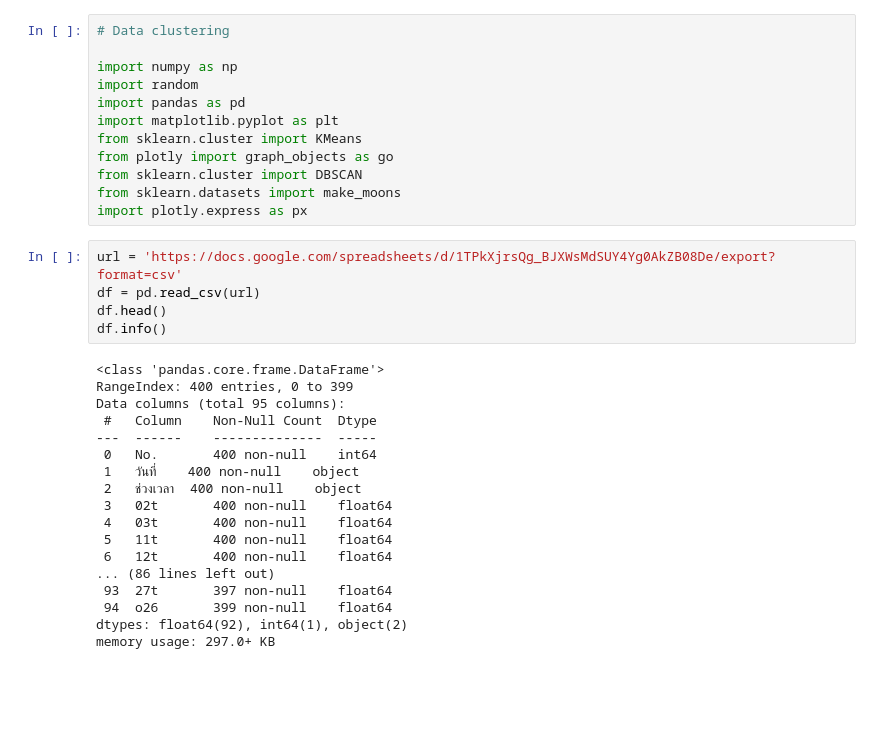
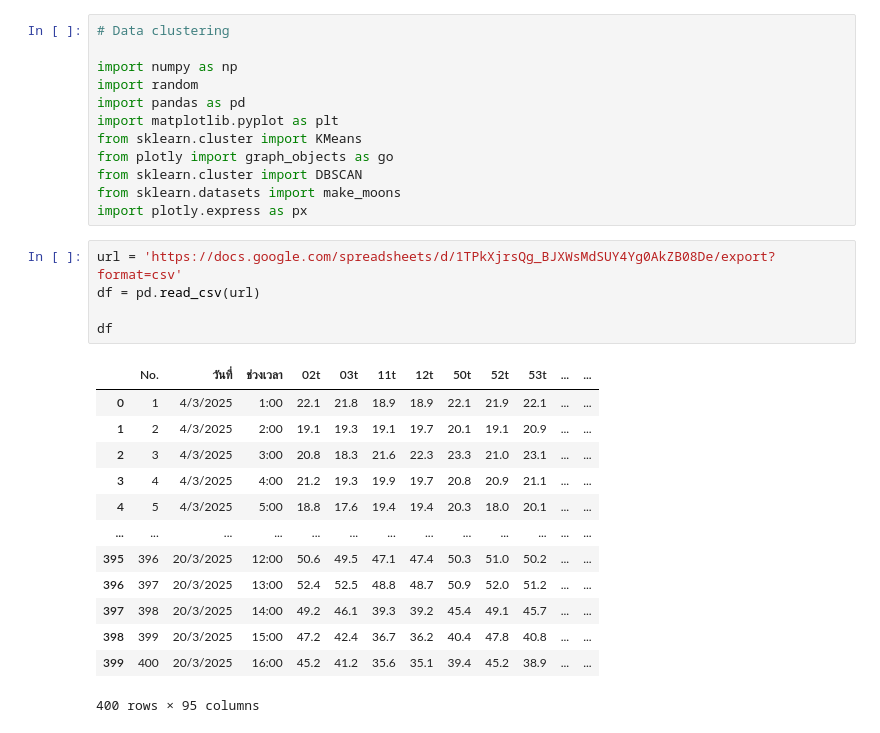
Before and after one commit to Taihenc/2110405-AI-ML, a Jupyter notebook: hw_clustering.ipynb, the cells around one changed output. Cells and saved outputs as stored; diff of their text form; blank space fills up the shorter version.

```diff
--- a/hw_clustering.ipynb
+++ b/hw_clustering.ipynb
@@ -15,23 +15,19 @@ import plotly.express as px
 # %%
 url = 'https://docs.google.com/spreadsheets/d/1TPkXjrsQg_BJXWsMdSUY4Yg0AkZB08De/export?format=csv'
 df = pd.read_csv(url)
-df.head()
-df.info()
+
+df
 # %% [output]
+|  | No. | วันที่ | ช่วงเวลา | 02t | 03t | 11t | 12t | 50t | 52t | 53t | ... | ... |
+| 0 | 1 | 4/3/2025 | 1:00 | 22.1 | 21.8 | 18.9 | 18.9 | 22.1 | 21.9 | 22.1 | ... | ... |
+| 1 | 2 | 4/3/2025 | 2:00 | 19.1 | 19.3 | 19.1 | 19.7 | 20.1 | 19.1 | 20.9 | ... | ... |
+| 2 | 3 | 4/3/2025 | 3:00 | 20.8 | 18.3 | 21.6 | 22.3 | 23.3 | 21.0 | 23.1 | ... | ... |
+| 3 | 4 | 4/3/2025 | 4:00 | 21.2 | 19.3 | 19.9 | 19.7 | 20.8 | 20.9 | 21.1 | ... | ... |
+| 4 | 5 | 4/3/2025 | 5:00 | 18.8 | 17.6 | 19.4 | 19.4 | 20.3 | 18.0 | 20.1 | ... | ... |
+| ... | ... | ... | ... | ... | ... | ... | ... | ... | ... | ... | ... | ... |
+| 395 | 396 | 20/3/2025 | 12:00 | 50.6 | 49.5 | 47.1 | 47.4 | 50.3 | 51.0 | 50.2 | ... | ... |
+| 396 | 397 | 20/3/2025 | 13:00 | 52.4 | 52.5 | 48.8 | 48.7 | 50.9 | 52.0 | 51.2 | ... | ... |
+| 397 | 398 | 20/3/2025 | 14:00 | 49.2 | 46.1 | 39.3 | 39.2 | 45.4 | 49.1 | 45.7 | ... | ... |
+| 398 | 399 | 20/3/2025 | 15:00 | 47.2 | 42.4 | 36.7 | 36.2 | 40.4 | 47.8 | 40.8 | ... | ... |
+| 399 | 400 | 20/3/2025 | 16:00 | 45.2 | 41.2 | 35.6 | 35.1 | 39.4 | 45.2 | 38.9 | ... | ... |
-<class 'pandas.core.frame.DataFrame'>
-RangeIndex: 400 entries, 0 to 399
-Data columns (total 95 columns):
- #   Column    Non-Null Count  Dtype
----  ------    --------------  -----
- 0   No.       400 non-null    int64
- 1   วันที่    400 non-null    object
- 2   ช่วงเวลา  400 non-null    object
- 3   02t       400 non-null    float64
- 4   03t       400 non-null    float64
- 5   11t       400 non-null    float64
- 6   12t       400 non-null    float64
-... (86 lines left out)
- 93  27t       397 non-null    float64
- 94  o26       399 non-null    float64
-dtypes: float64(92), int64(1), object(2)
-memory usage: 297.0+ KB
+400 rows × 95 columns
```
Also changed, not shown: parts of 12 cells of this notebook, 1 other file.
